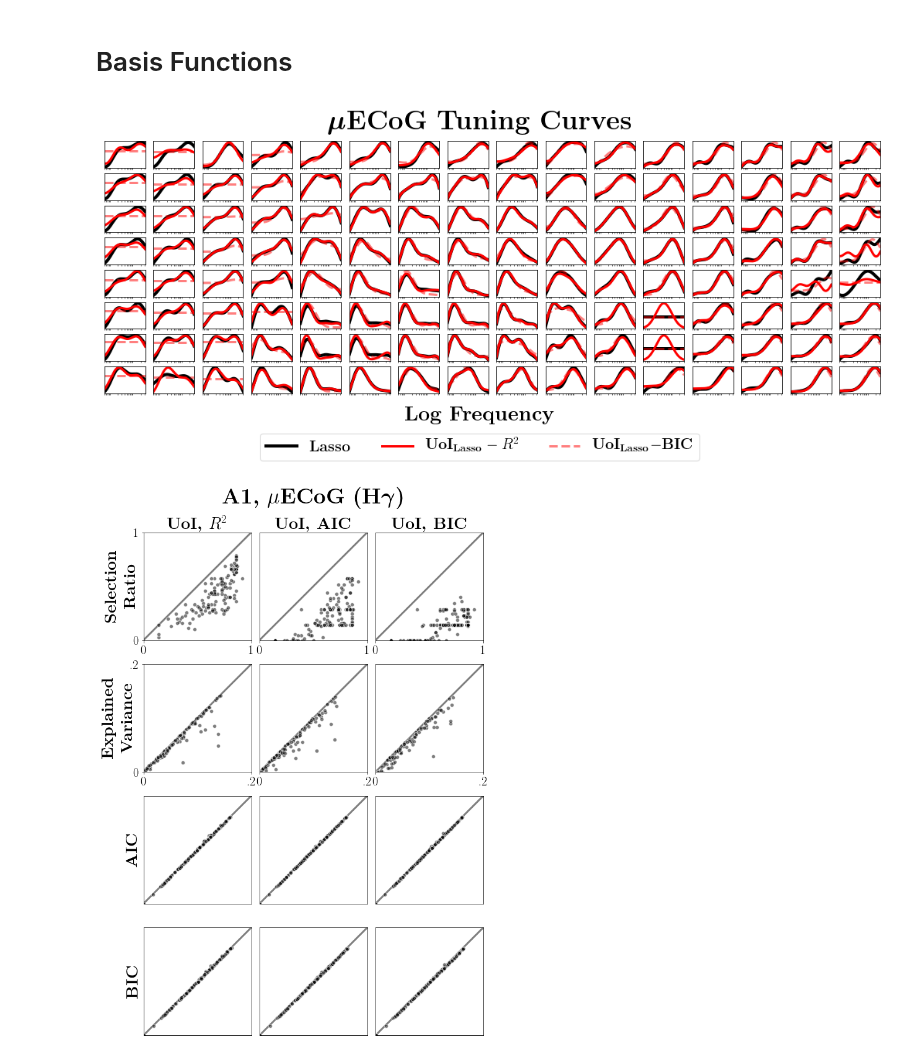
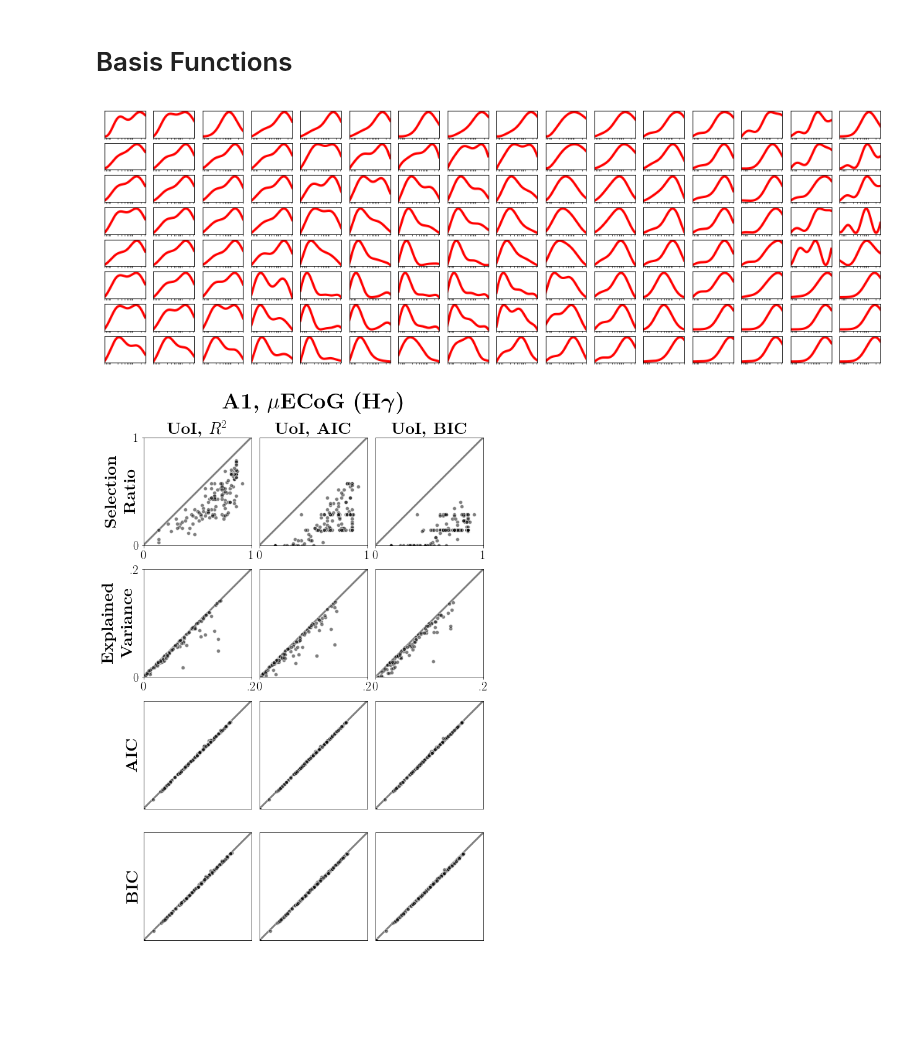
Before and after one commit to pssachdeva/uoi_neuroscience, a Jupyter notebook: tuning/plot_tuning_ecog.ipynb, the cells around one changed output. Saved outputs shown, nothing was run; the diff lists cells and outputs as text; code cells hidden in the pictures; blank space fills up the shorter version.

```diff
--- a/tuning/plot_tuning_ecog.ipynb
+++ b/tuning/plot_tuning_ecog.ipynb
@@ -55,73 +55,74 @@ fig, axes = plt.subplots(8, 16, figsize=(18, 6))
 
 for electrode in range(ecog.n_electrodes):
     x, y = ecog.get_xy_for_electrode(electrode)
     frequencies, lasso_tc = ecog.get_tuning_curve(
         tuning_coefs=lasso_coefs[electrode]
     )
     _, uoi_r2_tc = ecog.get_tuning_curve(
         tuning_coefs=uoi_r2_coefs[electrode]
     )
     _, uoi_aic_tc = ecog.get_tuning_curve(
         tuning_coefs=uoi_aic_coefs[electrode]
     )
     _, uoi_bic_tc = ecog.get_tuning_curve(
         tuning_coefs=uoi_bic_coefs[electrode]
     )
-    axes[x, y].plot(
-        frequencies, lasso_intercepts[electrode] + lasso_tc,
-        color='k',
-        linewidth=4,
-        alpha=1,
-        zorder=-1,
-        label=r'\textbf{Lasso}'
-    )
+#     axes[x, y].plot(
+#         frequencies, lasso_intercepts[electrode] + lasso_tc,
+#         color='k',
+#         linewidth=4,
+#         alpha=1,
+#         zorder=-1,
+#         label=r'\textbf{Lasso}'
+#     )
     axes[x, y].plot(
         frequencies, uoi_r2_intercepts[electrode] + uoi_r2_tc,
         color='r',
         linewidth=3,
         alpha=1,
         label=r'\textbf{UoI}$_{\textbf{Lasso}}-R^2$'
     )
-    axes[x, y].plot(
-        frequencies, uoi_bic_intercepts[electrode] + uoi_bic_tc,
-        color='r',
-        linewidth=3,
-        linestyle='--',
-        alpha=0.5,
-        label=r'\textbf{UoI}$_{\textbf{Lasso}}-$\textbf{BIC}'
-    )
+#     axes[x, y].plot(
+#         frequencies, uoi_bic_intercepts[electrode] + uoi_bic_tc,
+#         color='r',
+#         linewidth=3,
+#         linestyle='--',
+#         alpha=0.5,
+#         label=r'\textbf{UoI}$_{\textbf{Lasso}}-$\textbf{BIC}'
+#     )
     axes[x, y].set_xscale('log')
     axes[x, y].set_xlim([frequencies[0], frequencies[-1]])
     axes[x, y].set_xticks([])
     axes[x, y].set_yticks([])
 
-fig.text(
-    x=0.5, y=0.94,
-    s=r'$\boldsymbol{\mu}$\textbf{ECoG Tuning Curves}',
-    horizontalalignment='center',
-    verticalalignment='center',
-    fontsize=35
-)
+# fig.text(
+#     x=0.5, y=0.94,
+#     s=r'$\boldsymbol{\mu}$\textbf{ECoG Tuning Curves}',
+#     horizontalalignment='center',
+#     verticalalignment='center',
+#     fontsize=35
+# )
 
-fig.text(
-    x=0.5, y=0.06,
-    s=r'\textbf{Log Frequency}',
-    horizontalalignment='center',
-    verticalalignment='center',
-    fontsize=27
-)
+# fig.text(
+#     x=0.5, y=0.06,
+#     s=r'\textbf{Log Frequency}',
+#     horizontalalignment='center',
+#     verticalalignment='center',
+#     fontsize=27
+# )
 
-axes[0, 0].legend(
-    loc='lower center',
-    bbox_transform=fig.transFigure,
-    bbox_to_anchor=(0.5, -0.1),
-    ncol=3,
-    fancybox=True,
-    prop={'size' : 20}
-)
-plt.savefig('ecog_hg_bf_tc.pdf', bbox_inches='tight')
+# axes[0, 0].legend(
+#     loc='lower center',
+#     bbox_transform=fig.transFigure,
+#     bbox_to_anchor=(0.5, -0.1),
+#     ncol=3,
+#     fancybox=True,
+#     prop={'size' : 20}
+# )
+#plt.savefig('ecog_hg_bf_tc.pdf', bbox_inches='tight')
+plt.savefig('cortex_club.pdf', bbox_inches='tight')
 # %% [output]
-[figure, old version]
+[figure, new version]
 # %%
 axes = plot_tuning_grid('fits/ecog/ecog.h5', base='HG_bf_')
 
```
Also changed, not shown: 4 other files.
